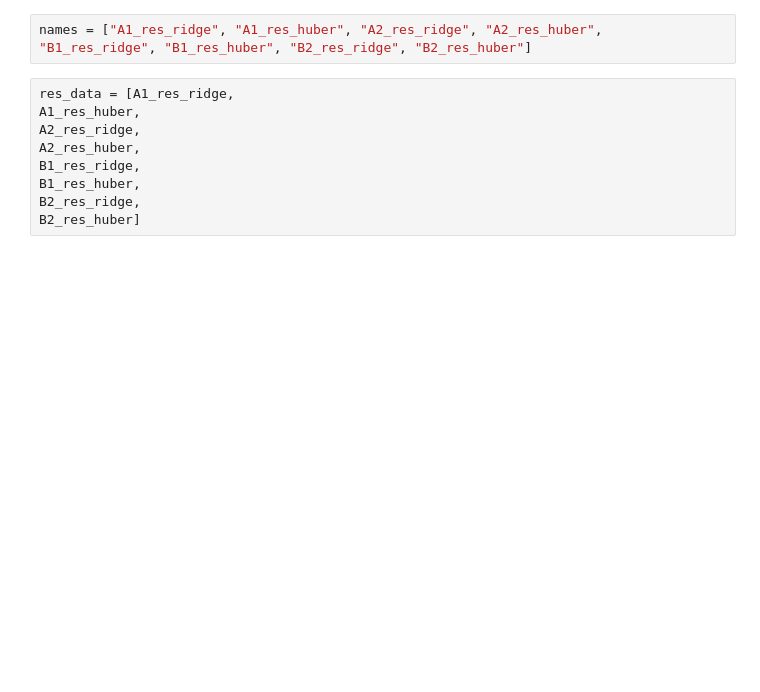
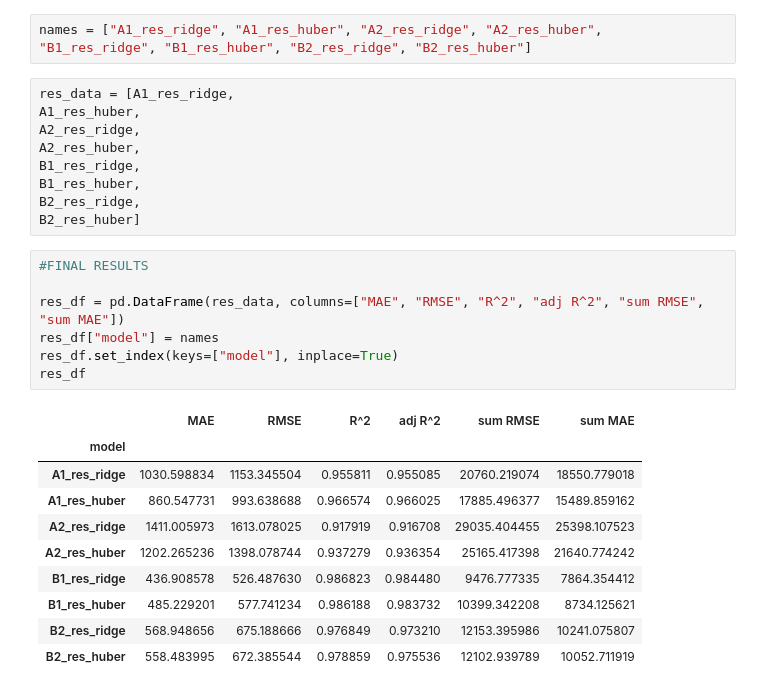
Before and after one commit to DianaKorladinova/SAN_Unemployment_Refugees, a Jupyter notebook: models/models2.ipynb, the cells around one changed output. Saved outputs shown, nothing was run; the diff lists cells and outputs as text; blank space fills up the shorter version.

Commit message:
results

```diff
--- a/models/models2.ipynb
+++ b/models/models2.ipynb
@@ -2648,6 +2731,24 @@ B1_res_ridge,
 B1_res_huber,
 B2_res_ridge,
 B2_res_huber]
+# %%
+#FINAL RESULTS
+
+res_df = pd.DataFrame(res_data, columns=["MAE", "RMSE", "R^2", "adj R^2", "sum RMSE", "sum MAE"])
+res_df["model"] = names
+res_df.set_index(keys=["model"], inplace=True)
+res_df
+# %% [output]
+|  | MAE | RMSE | R^2 | adj R^2 | sum RMSE | sum MAE |
+| model |  |  |  |  |  |  |
+| A1_res_ridge | 1030.598834 | 1153.345504 | 0.955811 | 0.955085 | 20760.219074 | 18550.779018 |
+| A1_res_huber | 860.547731 | 993.638688 | 0.966574 | 0.966025 | 17885.496377 | 15489.859162 |
+| A2_res_ridge | 1411.005973 | 1613.078025 | 0.917919 | 0.916708 | 29035.404455 | 25398.107523 |
+| A2_res_huber | 1202.265236 | 1398.078744 | 0.937279 | 0.936354 | 25165.417398 | 21640.774242 |
+| B1_res_ridge | 436.908578 | 526.487630 | 0.986823 | 0.984480 | 9476.777335 | 7864.354412 |
+| B1_res_huber | 485.229201 | 577.741234 | 0.986188 | 0.983732 | 10399.342208 | 8734.125621 |
+| B2_res_ridge | 568.948656 | 675.188666 | 0.976849 | 0.973210 | 12153.395986 | 10241.075807 |
+| B2_res_huber | 558.483995 | 672.385544 | 0.978859 | 0.975536 | 12102.939789 | 10052.711919 |
 # %%
 res_df = pd.DataFrame(res_data, columns=["MAE", "RMSE", "R^2", "adj R^2", "sum RMSE", "sum MAE"])
 res_df["model"] = names
```
Also changed, not shown: parts of 23 cells of this notebook.
